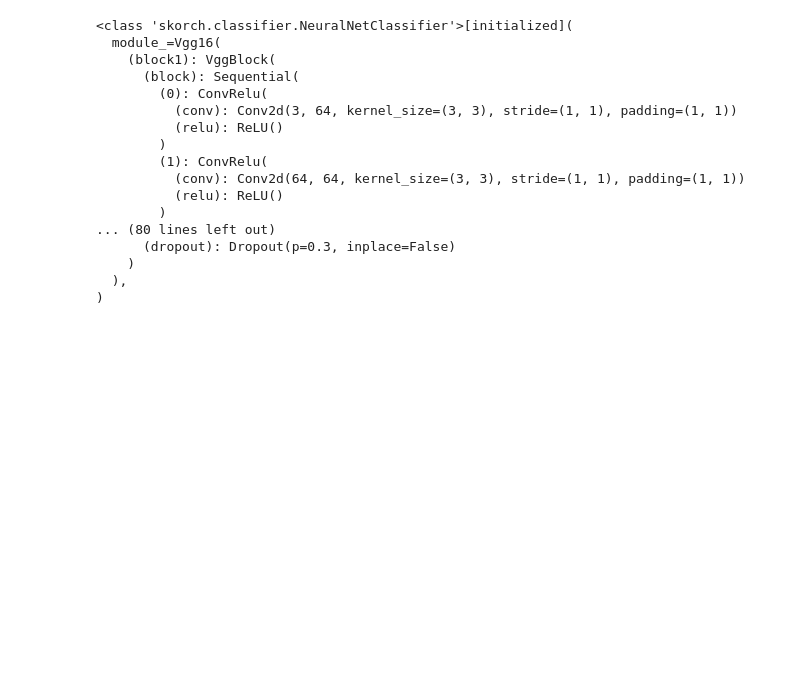
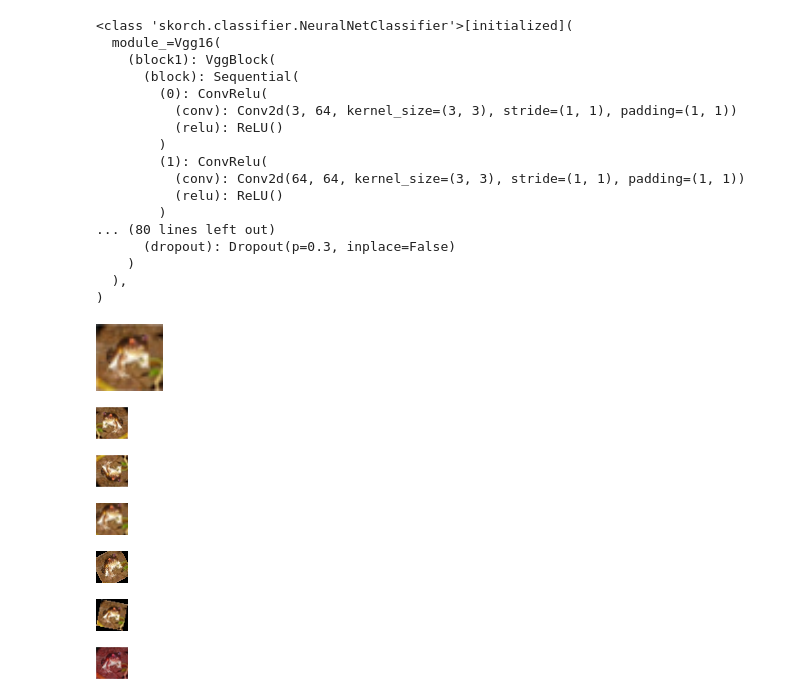
Before and after one commit to hughxusu/lesson-ai, a Jupyter notebook: codes/03-机器视觉/c-vgg.ipynb, the cells around one changed output. Saved outputs shown, nothing was run; the diff lists cells and outputs as text; code cells hidden in the pictures; blank space fills up the shorter version.

```diff
--- a/codes/03-机器视觉/c-vgg.ipynb
+++ b/codes/03-机器视觉/c-vgg.ipynb
@@ -232,3 +236,80 @@ Stopping since valid_acc has not improved in the last 6 epochs.
     )
   ),
 )
+# %%
+from utils import show_tensor_image
+
+def show_trans(tans_arr):
+    compose = transforms.Compose(tans_arr)
+    train_data = PackDataset(full, transform=compose)
+    image, _ = train_data[0]
+    show_tensor_image(image)
+
+show_trans([transforms.Resize(size=67), transforms.ToTensor()])
+# %% [output]
+[figure, added]
+# %%
+show_trans([
+  transforms.RandomHorizontalFlip(1), transforms.ToTensor()
+])
+# %% [output]
+[figure, added]
+# %%
+show_trans([
+  transforms.RandomVerticalFlip(1), transforms.ToTensor()
+])
+# %% [output]
+[figure, added]
+# %%
+show_trans([
+    transforms.RandomResizedCrop(size=32, scale=(0.6, 0.6), ratio=(1.0, 1.0)),
+    transforms.ToTensor()
+])
+# %% [output]
+[figure, added]
+# %%
+show_trans([transforms.RandomRotation(30), transforms.ToTensor()])
+# %% [output]
+[figure, added]
+# %%
+from PIL import Image
+import random
+
+class RandomRotateExpandTransform:
+    def __init__(self, degrees=30, fill=0, interpolation=Image.BICUBIC):
+        if isinstance(degrees, (tuple, list)):
+            self.min_angle, self.max_angle = degrees
+        else:
+            self.min_angle = -degrees
+            self.max_angle = degrees
+
+        self.fill = fill
+        self.interpolation = interpolation
+
+    def __call__(self, img: Image.Image) -> Image.Image:
+        if not isinstance(img, Image.Image):
+            raise TypeError("输入图像必须是 PIL.Image.Image 类型")
+
+        orig_size = img.size
+        angle = random.uniform(self.min_angle, self.max_angle)
+
+        rotated = img.rotate(
+            angle,
+            resample=self.interpolation,
+            expand=True,
+            fillcolor=self.fill
+        )
+
+        resized = rotated.resize(orig_size, resample=self.interpolation)
+        return resized
+
+show_trans([RandomRotateExpandTransform(30), transforms.Resize(size=32), transforms.ToTensor()])
+# %% [output]
+[figure, added]
+# %%
+show_trans([
+    transforms.ColorJitter(brightness=0.3, contrast=0.2, saturation=0.4, hue=0.1),
+    transforms.ToTensor()
+])
+# %% [output]
+[figure, added]
```
Also changed, not shown: parts of 4 cells of this notebook, 10 other files.
